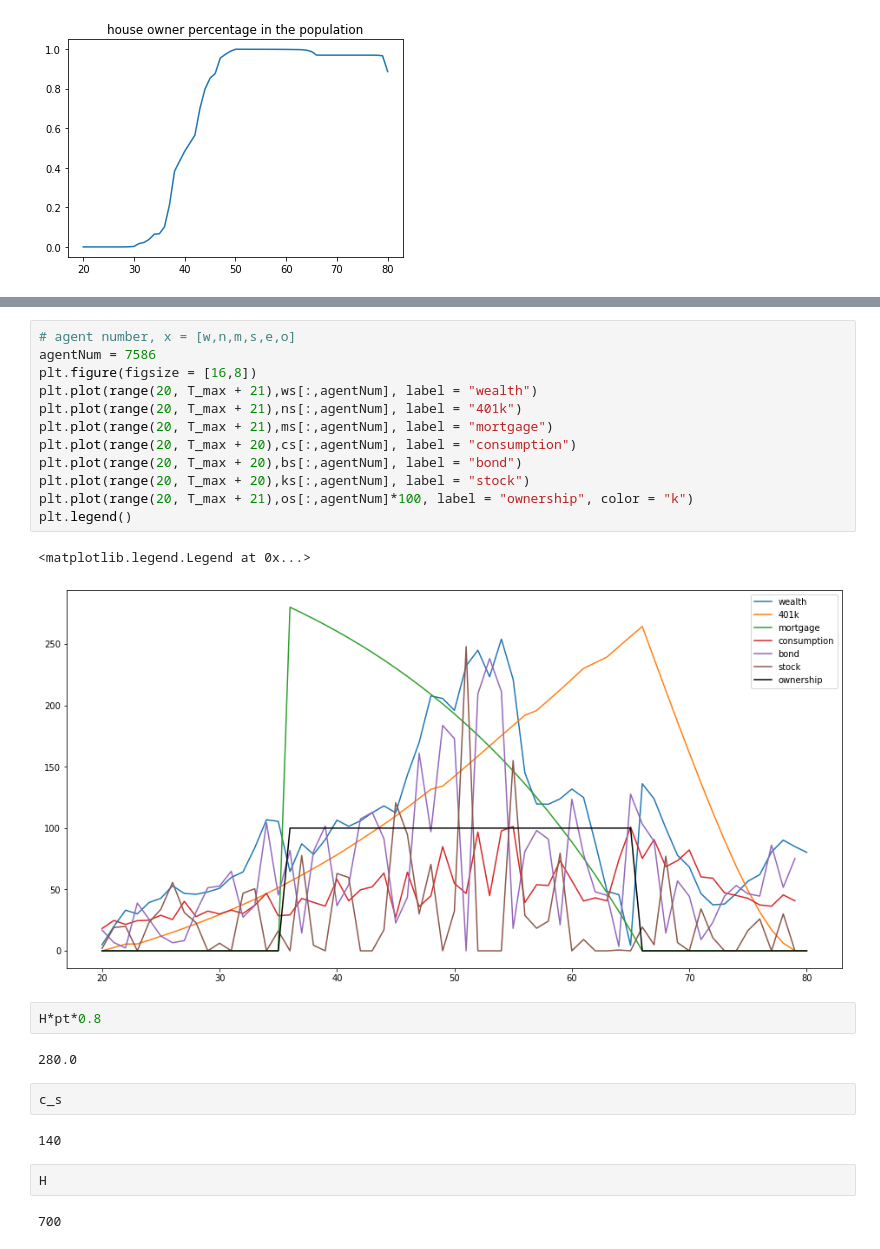
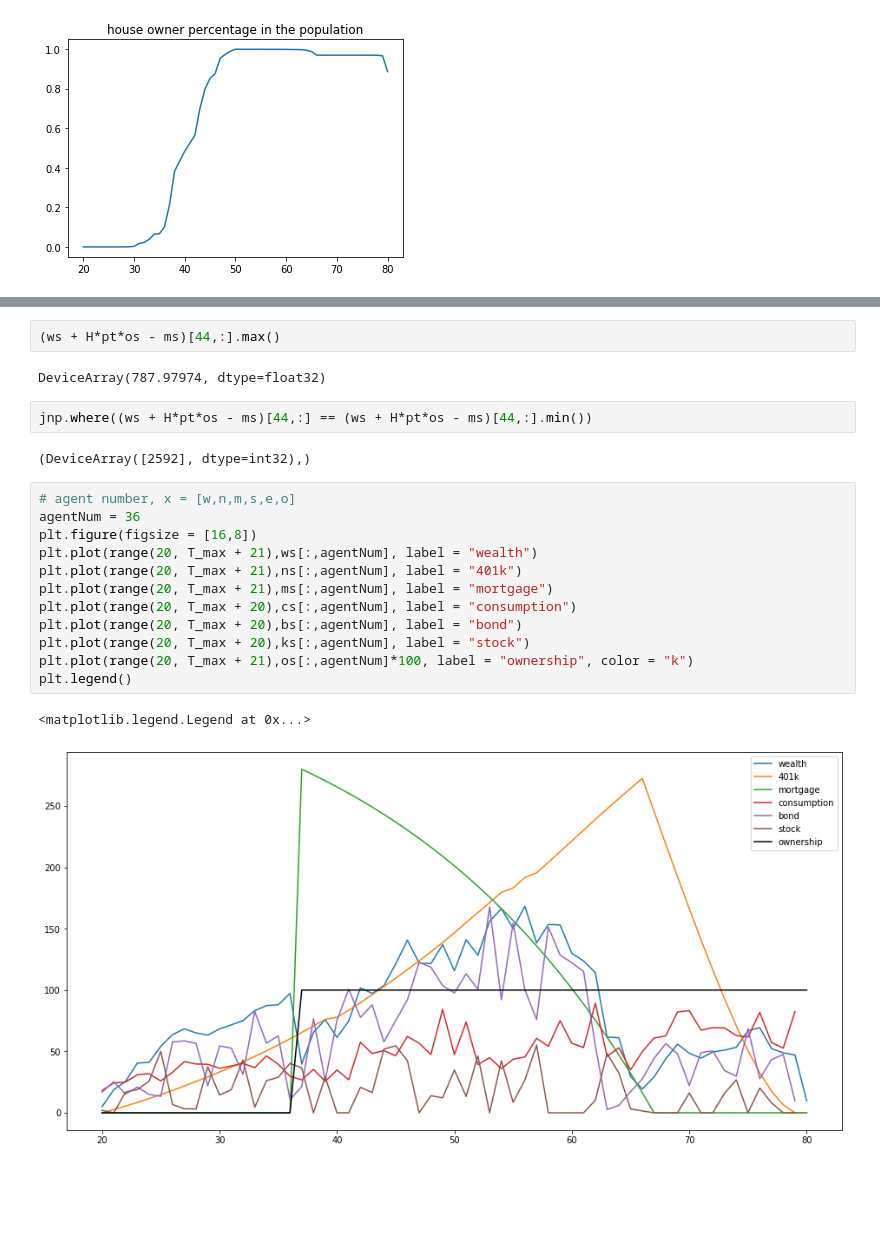
Before and after one commit to dongxulee/lifeCycle, a Jupyter notebook: 20210518/simulationV_gamma4-nan.ipynb, the cells around one changed output, grey strips where cells are left out. Drawn from its saved outputs; the diff is of its cells as text; blank space fills up the shorter version.

```diff
--- a/20210518/simulationV_gamma4-nan.ipynb
+++ b/20210518/simulationV_gamma4-nan.ipynb
@@ -103,27 +115,23 @@ jnp.where(os[-1,:] == 0)
+# %%
+(ws + H*pt*os - ms)[44,:].max()
+# %% [output]
+DeviceArray(787.97974, dtype=float32)
+# %%
+jnp.where((ws + H*pt*os - ms)[44,:] == (ws + H*pt*os - ms)[44,:].min())
+# %% [output]
+(DeviceArray([2592], dtype=int32),)
 # %%
 # agent number, x = [w,n,m,s,e,o]
-agentNum = 7586
+agentNum = 36
 plt.figure(figsize = [16,8])
 plt.plot(range(20, T_max + 21),ws[:,agentNum], label = "wealth")
 plt.plot(range(20, T_max + 21),ns[:,agentNum], label = "401k")
 plt.plot(range(20, T_max + 21),ms[:,agentNum], label = "mortgage")
 plt.plot(range(20, T_max + 20),cs[:,agentNum], label = "consumption")
 plt.plot(range(20, T_max + 20),bs[:,agentNum], label = "bond")
 plt.plot(range(20, T_max + 20),ks[:,agentNum], label = "stock")
 plt.plot(range(20, T_max + 21),os[:,agentNum]*100, label = "ownership", color = "k")
 plt.legend()
 # %% [output]
 <matplotlib.legend.Legend at 0x...>
-[figure, old version]
+[figure, new version]
-# %%
-H*pt*0.8
-# %% [output]
-280.0
-# %%
-c_s
-# %% [output]
-140
-# %%
-H
-# %% [output]
-700
```
Also changed, not shown: parts of 9 cells of this notebook, 2 other files.
